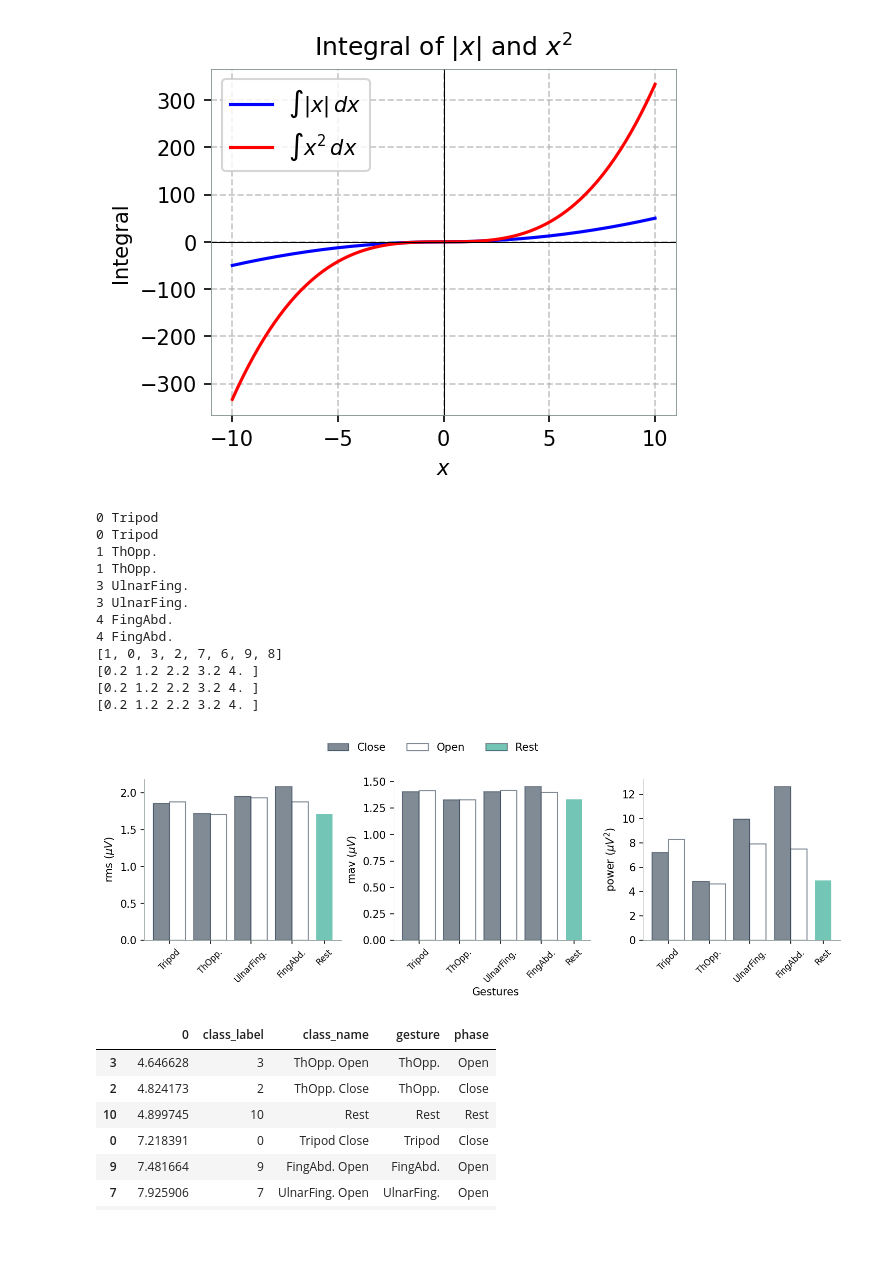
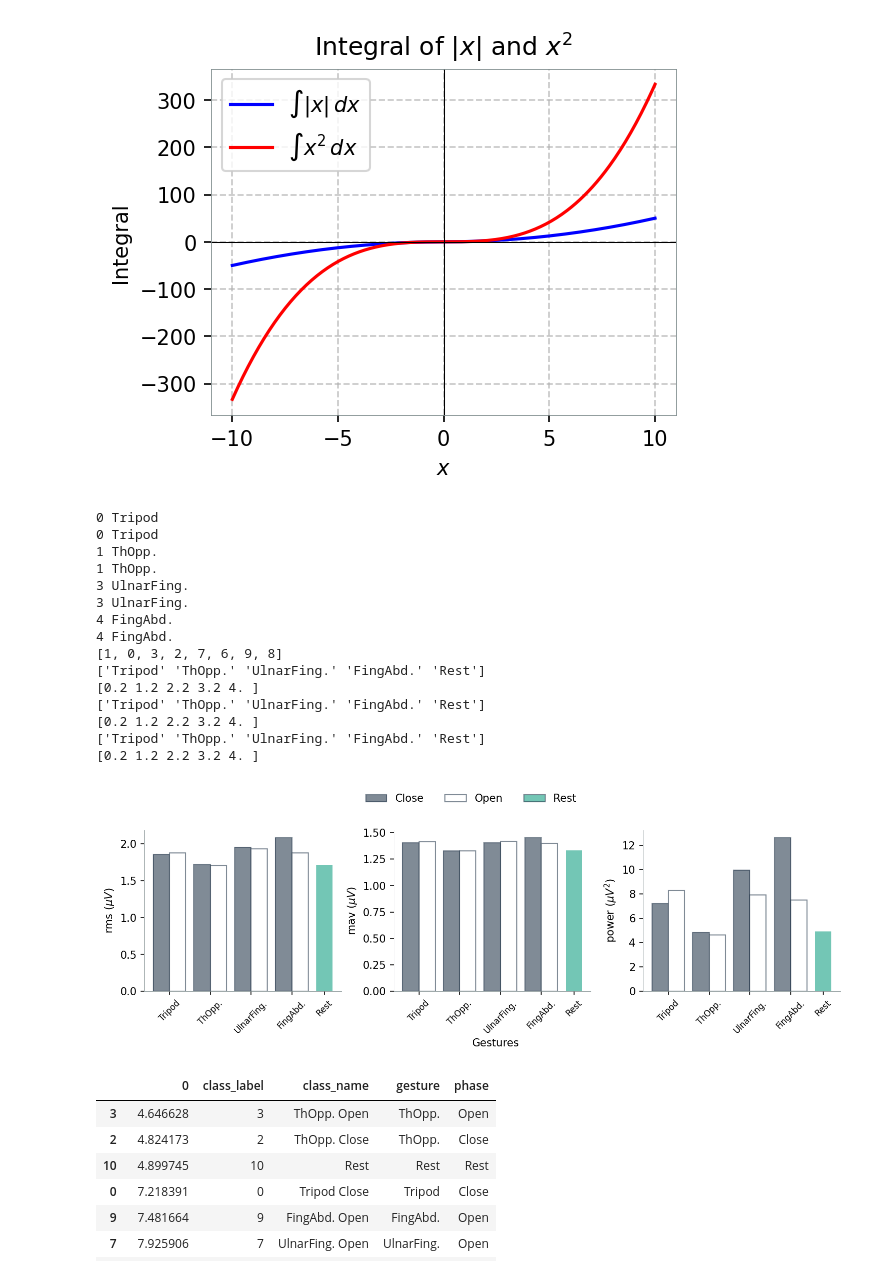
Before and after one commit to FarahBaracat/gest_classification_eng, a Jupyter notebook: notebooks/4.visualize_data_feature.ipynb, the cells around one changed output. Saved outputs shown, nothing was run; the diff lists cells and outputs as text; code cells hidden in the pictures; blank space fills up the shorter version.

Commit message:
save the std dataframe per feature, this is used in the manuscipt's Appendix

```diff
--- a/notebooks/4.visualize_data_feature.ipynb
+++ b/notebooks/4.visualize_data_feature.ipynb
@@ -598,7 +607,8 @@ plt.show()
 # %% [output]
 [figure]
 # %%
-def plot_features(eng_dataset, features_dict, features, select_class, save_figs):
+#MANPLOT: plot of the mean of each class for each feature without breaking into electrodes
+def plot_features(features_dict, features, select_class, save_figs):
     # plot the mean and std per class for each feature
 
     fig = plt.figure(figsize=(10,3))
@@ -611,6 +621,8 @@ def plot_features(eng_dataset, features_dict, features, select_class, save_figs)
 
     bar_alpha=0.6
     bar_width = 0.4
+    mean_across_channels_for_feat = {}
+    std_across_channels_for_feat = {}
 
     for col, feat in enumerate(features):
         ax = fig.add_subplot(gs[col])
@@ -630,16 +642,21 @@ def plot_features(eng_dataset, features_dict, features, select_class, save_figs)
 
         mean_across_channels['gesture'] = mean_across_channels['class_name'].map(lambda x: x.split(' ')[0])
         mean_across_channels['phase'] = mean_across_channels['class_name'].map(lambda x: x.split(' ')[1] if len(x.split(' '))>1 else x)
+        std_across_channels['gesture'] = std_across_channels['class_name'].map(lambda x: x.split(' ')[0])
+        std_across_channels['phase'] = std_across_channels['class_name'].map(lambda x: x.split(' ')[1] if len(x.split(' '))>1 else x)
 
         # Select the gestures and phases of interest
         mean_across_channels = mean_across_channels[mean_across_channels[LABEL_COL].isin(select_class)]
         std_across_channels = std_across_channels[std_across_channels[LABEL_COL].isin(select_class)]
+        mean_across_channels_for_feat[feat] = mean_across_channels
+        std_across_channels_for_feat[feat] = std_across_channels
 
         n_gestures= mean_across_channels['gesture'].nunique()   # number of gestures including rest if present
         gestures = mean_across_channels['gesture'].unique()
         # n_phases = mean_across_channels['phase'].nunique()
 
         xticks_label =  gestures
+        print(gestures)
         if 'Rest' not in gestures: # if rest is not present then arange all the gestures
             xticks_arranged = np.arange(n_gestures)
             xticks_pos = np.arange(len(xticks_arranged)) + bar_width/2
@@ -648,15 +665,16 @@ def plot_features(eng_dataset, features_dict, features, select_class, save_figs)
             xticks_pos = np.concatenate([np.arange(len(xticks_arranged)) + bar_width/2, [xticks_arranged[-1]+1] ])
             print(xticks_pos)
         for x_shift, phase in enumerate(mean_across_channels['phase'].unique()):
-            phase_df = mean_across_channels[mean_across_channels['phase'] == phase]
-
+            mean_phase_df = mean_across_channels[mean_across_channels['phase'] == phase]
+            std_phase_df = std_across_channels[std_across_channels['phase'] == phase]
             if phase != 'Rest':
-                ax.bar(xticks_arranged + x_shift * bar_width, phase_df[0], width=bar_width,
+                ax.bar(xticks_arranged + x_shift * bar_width, mean_phase_df[0], width=bar_width,
                         alpha=bar_alpha, label=phase, color = phase_colors_dict[phase],
 
                         edgecolor=COLOR_DICT['midnight_blue'])
             else:
-                ax.bar(n_gestures-1, phase_df[0], width=bar_width,
+                ax.bar(n_gestures-1, mean_phase_df[0], width=bar_width,
+                        # yerr=std_phase_df[0],
                         alpha=bar_alpha, label=phase, color = phase_colors_dict[phase])
 
         sns.despine(ax=ax, trim=False)
@@ -676,15 +694,15 @@ def plot_features(eng_dataset, features_dict, features, select_class, save_figs)
     handles = [Patch(facecolor=phase_colors_dict[phase], edgecolor=COLOR_DICT['midnight_blue'], alpha=bar_alpha) for phase in phase_colors_dict.keys()]
 
     leg = fig.legend(handles=handles, labels=legend_label,
-                    bbox_to_anchor=(0.6, 1.15),
+                    bbox_to_anchor=(0.65, 1.15),
                     ncols=len(CLASS_TO_GEST), frameon=False)
 
     fig.tight_layout()
 
     if save_figs:
-        fig.savefig(os.path.join(FIG_FEAT_DIR, f"mean_std_{feat}_all_channels_averaged.png"), dpi=300, bbox_inches='tight')
+        fig.savefig(os.path.join(FIG_FEAT_DIR, f"mean_features_all_channels_averaged.png"), dpi=300, bbox_inches='tight')
 
-    return mean_across_channels, std_across_channels
+    return mean_across_channels_for_feat, std_across_channels_for_feat
 # %%
 # select some classes to plot
 sel_gest_phase = [Gest_namedtup(0, 'Open'),
@@ -695,33 +713,36 @@ sel_gest_phase = [Gest_namedtup(0, 'Open'),
                 #   Gest_namedtup(2, 'Close'),
                   Gest_namedtup(3, 'Open'),
                   Gest_namedtup(3, 'Close'),
                   Gest_namedtup(4, 'Open'),
                   Gest_namedtup(4, 'Close')]
 add_rest = True
  # Get corresponding label of the gesture given the phase of gesture
 select_class, _ = pre.encode_gest_phase(eng_dataset, sel_gest_phase, labels_map)
 print(select_class)
 
 if add_rest:
     # get rest class label by first reversing the labels_map
     labels_map_r = {v: k for k, v in labels_map.items()}
 
     rest_class = labels_map_r['Rest']
     select_class.append(rest_class)
 
-mean_across_channels, std_across_channels = plot_features(eng_dataset, features_dict, features, select_class, save_figs=True)
+mean_across_channels_for_feat, std_across_channels_for_feat = plot_features(features_dict, features, select_class, save_figs=True)
 # %% [output]
 0 Tripod
 0 Tripod
 1 ThOpp.
 1 ThOpp.
 3 UlnarFing.
 3 UlnarFing.
 4 FingAbd.
 4 FingAbd.
 [1, 0, 3, 2, 7, 6, 9, 8]
+['Tripod' 'ThOpp.' 'UlnarFing.' 'FingAbd.' 'Rest']
 [0.2 1.2 2.2 3.2 4. ]
+['Tripod' 'ThOpp.' 'UlnarFing.' 'FingAbd.' 'Rest']
 [0.2 1.2 2.2 3.2 4. ]
+['Tripod' 'ThOpp.' 'UlnarFing.' 'FingAbd.' 'Rest']
 [0.2 1.2 2.2 3.2 4. ]
-[figure, old version]
+[figure, new version]
 # %%
```
Also changed, not shown: parts of 10 cells of this notebook, 1 other file.
